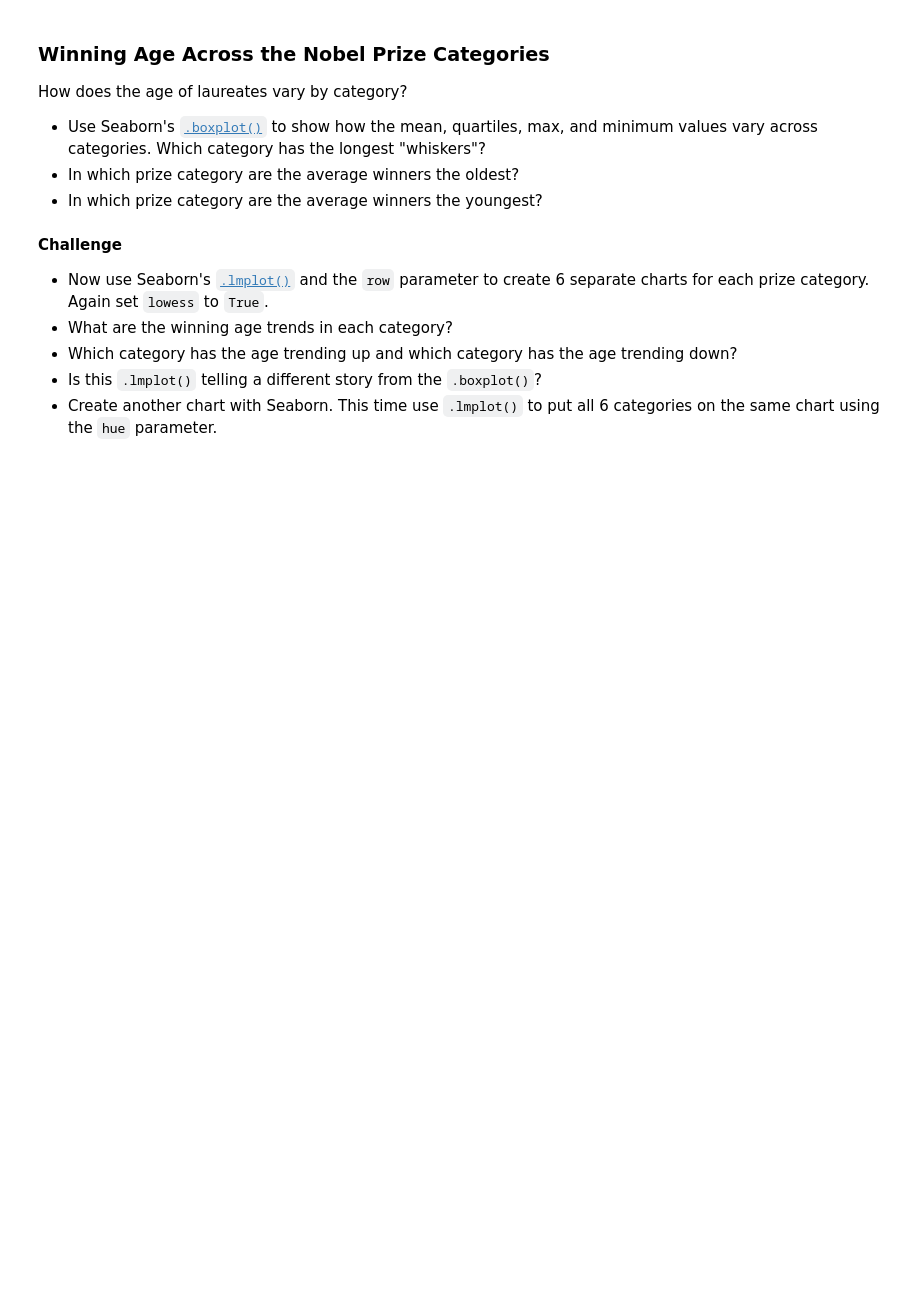
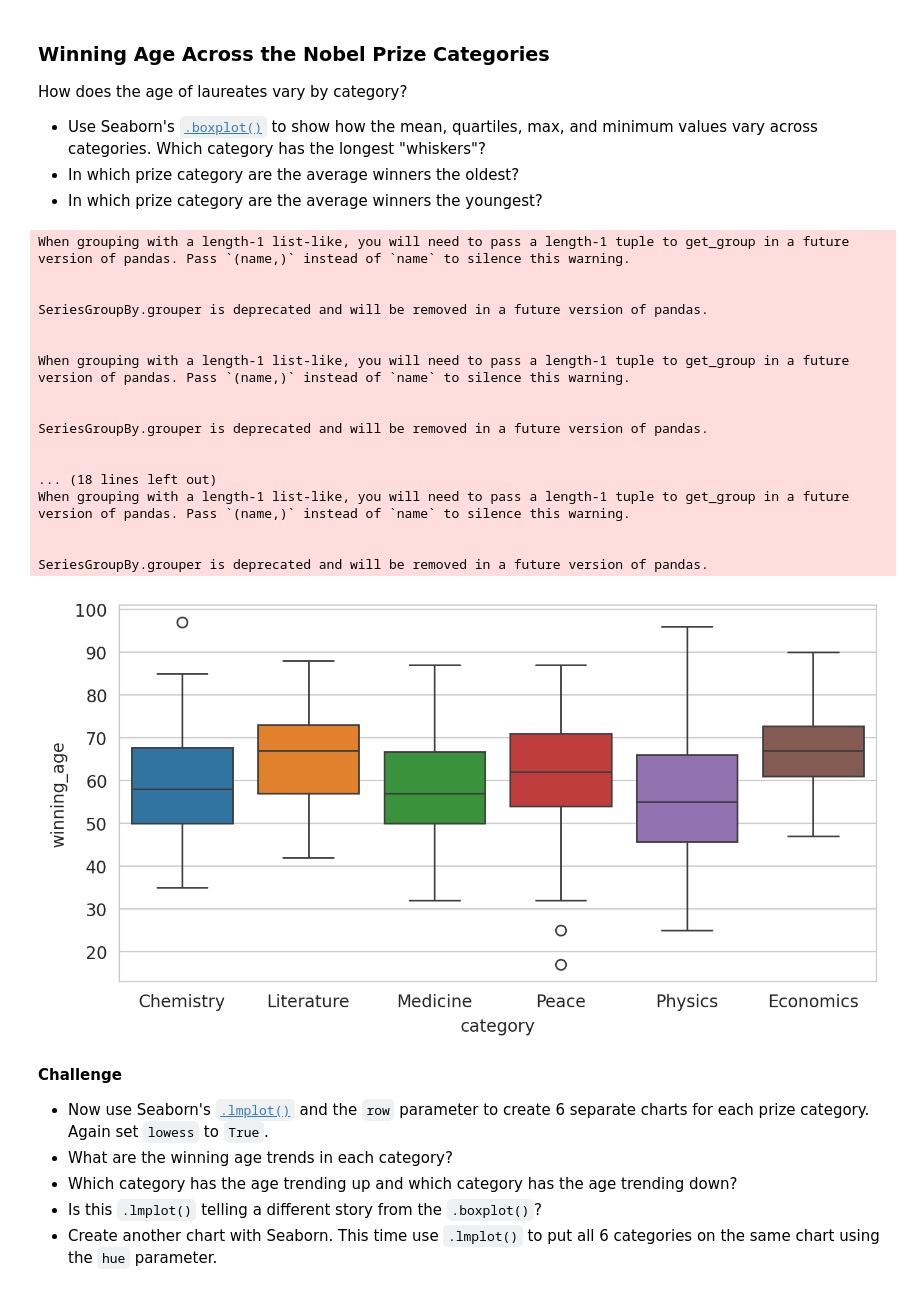
Before and after one commit to Soulbolt/day-79-analysing-the-noble-prize, a Jupyter notebook: Nobel_Prize_Analysis_(start).ipynb, the cells around one changed output. Cells and saved outputs as stored; diff of their text form; code cells hidden in the pictures; blank space fills up the shorter version.

```diff
--- a/Nobel_Prize_Analysis_(start).ipynb
+++ b/Nobel_Prize_Analysis_(start).ipynb
@@ -727,6 +734,30 @@ How does the age of laureates vary by category?
 * Use Seaborn's [`.boxplot()`](https://seaborn.pydata.org/generated/seaborn.boxplot.html?highlight=boxplot#seaborn.boxplot) to show how the mean, quartiles, max, and minimum values vary across categories. Which category has the longest "whiskers"?
 * In which prize category are the average winners the oldest?
 * In which prize category are the average winners the youngest?
+# %%
+plt.figure(figsize=(8, 4), dpi=200)
+with sns.axes_style("whitegrid"):
+    sns.boxplot(df_data, x="category", y="winning_age", hue="category")
+plt.show()
+# %% [output]
+When grouping with a length-1 list-like, you will need to pass a length-1 tuple to get_group in a future version of pandas. Pass `(name,)` instead of `name` to silence this warning.
+
+
+SeriesGroupBy.grouper is deprecated and will be removed in a future version of pandas.
+
+
+When grouping with a length-1 list-like, you will need to pass a length-1 tuple to get_group in a future version of pandas. Pass `(name,)` instead of `name` to silence this warning.
+
+
+SeriesGroupBy.grouper is deprecated and will be removed in a future version of pandas.
+
+
+... (18 lines left out)
+When grouping with a length-1 list-like, you will need to pass a length-1 tuple to get_group in a future version of pandas. Pass `(name,)` instead of `name` to silence this warning.
+
+
+SeriesGroupBy.grouper is deprecated and will be removed in a future version of pandas.
+[figure, added]
 # %% [markdown]
 **Challenge**
 * Now use Seaborn's [`.lmplot()`](https://seaborn.pydata.org/generated/seaborn.lmplot.html?highlight=lmplot#seaborn.lmplot) and the `row` parameter to create 6 separate charts for each prize category. Again set `lowess` to `True`.
```
Also changed, not shown: parts of 3 cells of this notebook.
